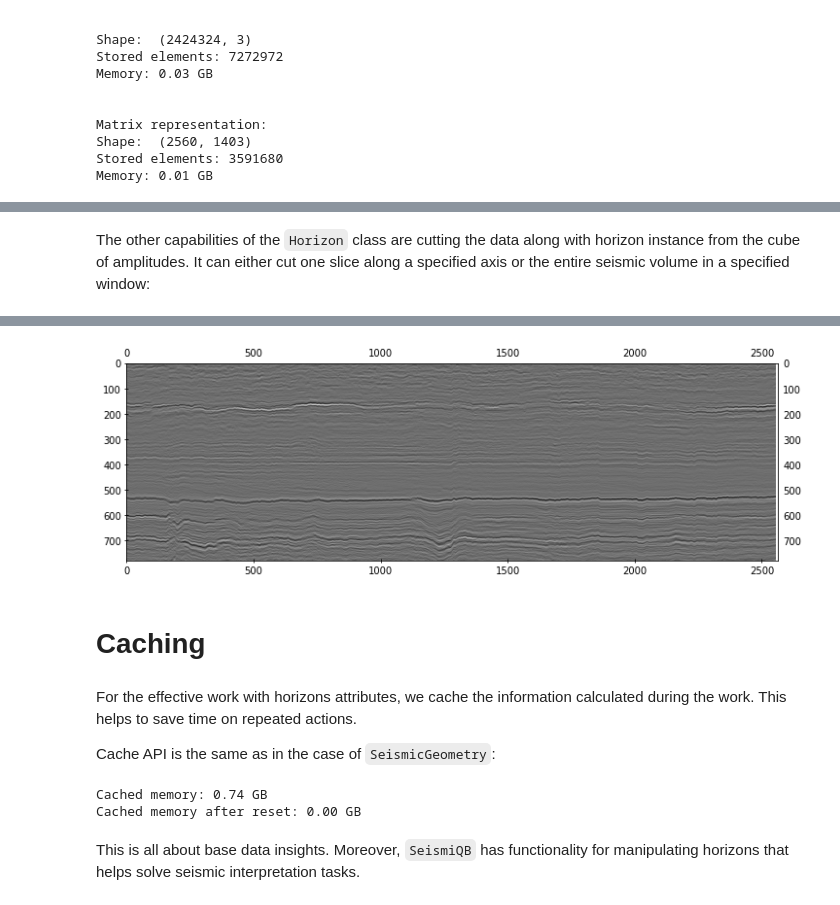
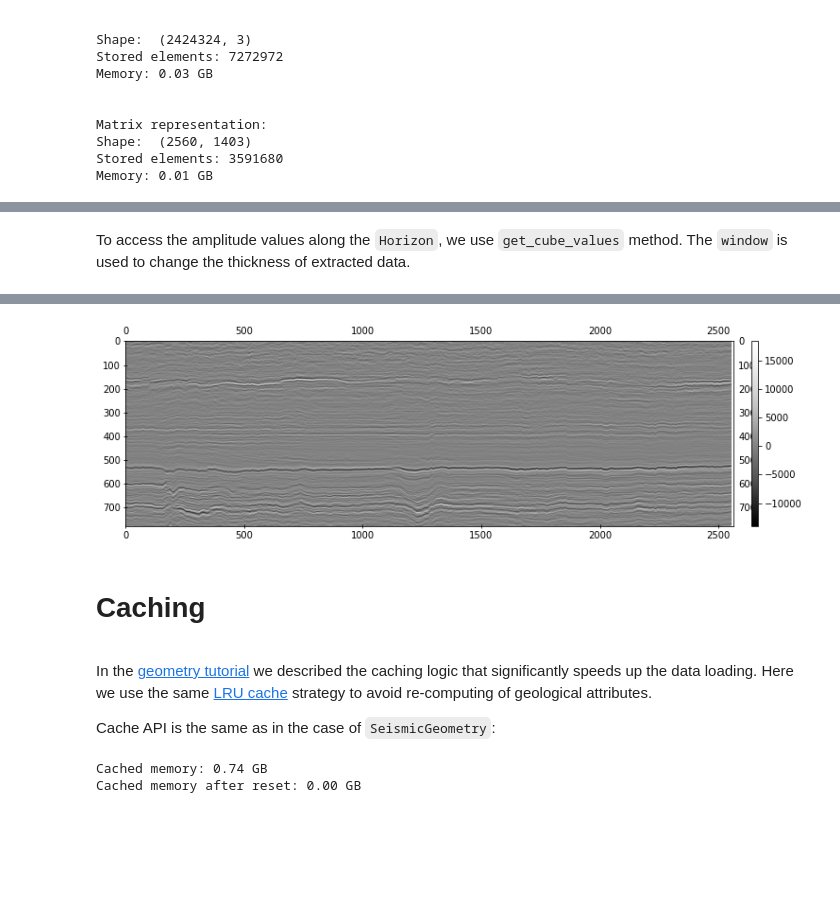
Before and after one commit to vodun/seismiqb, a Jupyter notebook: tutorials/02_Horizon.ipynb, the cells around one changed output, grey strips where cells are left out. Drawn from its saved outputs; the diff is of its cells as text; code cells hidden in the pictures; blank space fills up the shorter version.

```diff
--- a/tutorials/02_Horizon.ipynb
+++ b/tutorials/02_Horizon.ipynb
@@ -44,11 +41,7 @@ So, let's load a horizon:
 # %%
 %%time
 field = Field(geometry='/data/seismic_data/seismic_interpretation/001_YETYPUR/001_YETYPUR.sgy')
-
-horizon = Horizon(
-    storage='~/INPUTS/HORIZONS/FINAL/etp_BP10_anon',
-    field=field
-)
+horizon = Horizon(storage='~/INPUTS/HORIZONS/FINAL/etp_BP10_anon', field=field)
 
 print(horizon)
 horizon.show(figsize=FIGSIZE)
@@ -190,6 +178,6 @@ Wall time: 1min 14s
 [figure]
-# %% [markdown]
-The other capabilities of the `Horizon` class are cutting the data along with horizon instance from the cube of amplitudes. It can either cut one slice along a specified axis or the entire seismic volume in a specified window:
+# %% [markdown]
+To access the amplitude values along the `Horizon`, we use `get_cube_values` method. The `window` is used to change the thickness of extracted data.
 # %%
 %%time
 cut_volume = horizon.get_cube_values(window=777)
@@ -202,7 +190,7 @@ cut_line = cut_volume[:, 777, :]
 print(f'Shape of cut subcube: {cut_line.shape}')
 print(f'Size of the array: {cut_line.nbytes/(1024**3):4.2f} GB\n')
 
-plot_image(np.squeeze(cut_line), cmap='gray')
+plot_image(cut_line, colorbar=True)
 # %% [output]
 Shape of cut subcube: (2563, 1409, 777)
 Size of the array: 10.45 GB
@@ -215,11 +203,11 @@ Wall time: 7min 43s
-[figure, old version]
+[figure, new version]
 # %% [markdown]
+# Caching
 <a id='cache'></a>
-# Caching
-# %% [markdown]
-For the effective work with horizons attributes, we cache the information calculated during the work. This helps to save time on repeated actions.
-
-Cache API is the same as in the case of `SeismicGeometry`:
+# %% [markdown]
+In the [geometry tutorial]() we described the caching logic that significantly speeds up the data loading. Here we use the same [LRU cache]() strategy to avoid re-computing of geological attributes.
+
+Cache API is the same as in the case of `SeismicGeometry`:
 # %%
 # Cache inspectation:
 print(f"Cached memory: {horizon.cache_size:4.2f} GB")
@@ -231,6 +219,4 @@ print(f"Cached memory after reset: {horizon.cache_size:4.2f} GB")
 # %% [output]
 Cached memory: 0.74 GB
 Cached memory after reset: 0.00 GB
-# %% [markdown]
-This is all about base data insights. Moreover, `SeismiQB` has functionality for manipulating horizons that helps solve seismic interpretation tasks.
 # %% [markdown]
```
Also changed, not shown: parts of 36 cells of this notebook.
